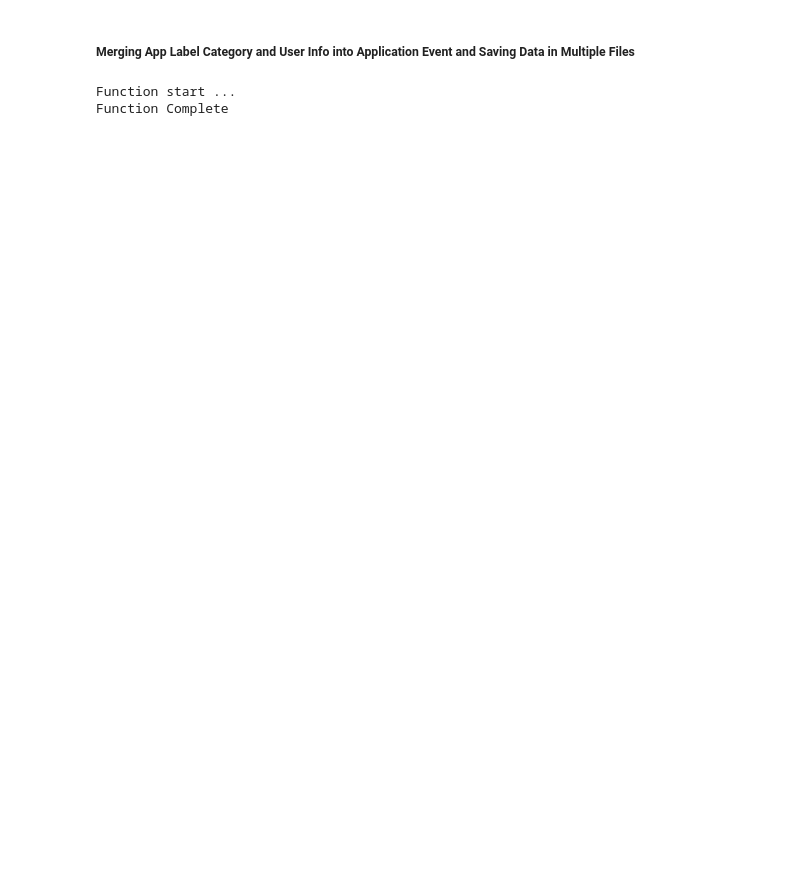
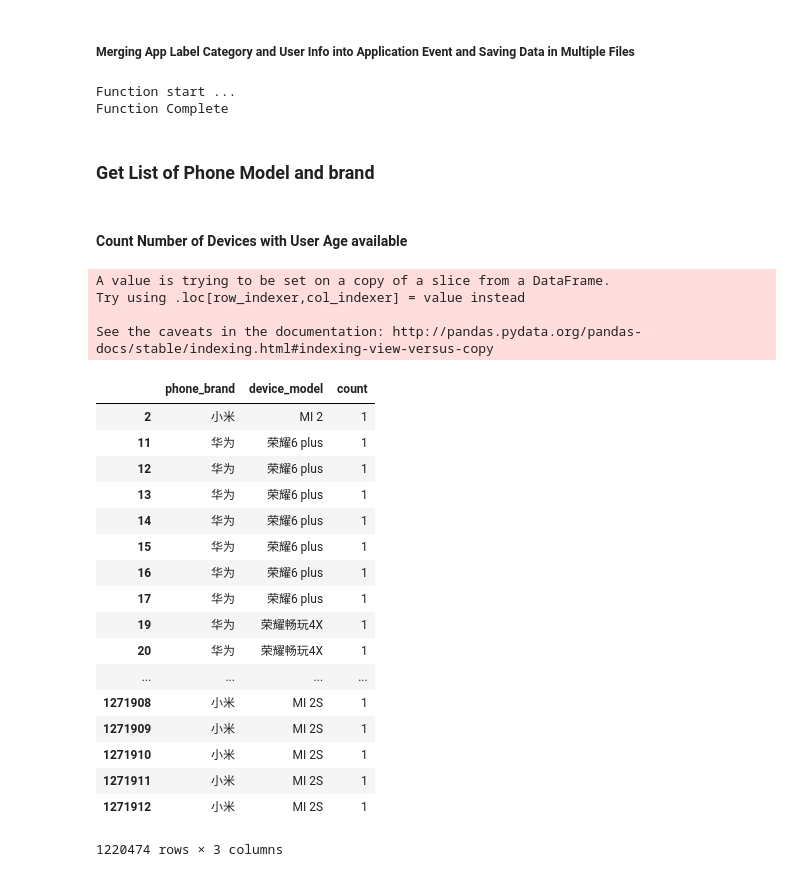
Before and after one commit to wlee0515/Application_Criteria_Generator, a Jupyter notebook: Application_Criteria_Generator/Code/DataPrep/Data Wrangling & Cleaning.ipynb, the cells around one changed output. Cells and saved outputs as stored; diff of their text form; code cells hidden in the pictures; blank space fills up the shorter version.

```diff
--- a/Application_Criteria_Generator/Code/DataPrep/Data Wrangling & Cleaning.ipynb
+++ b/Application_Criteria_Generator/Code/DataPrep/Data Wrangling & Cleaning.ipynb
@@ -703,3 +710,34 @@ print("Function Complete")
 # %% [output]
 Function start ...
 Function Complete
+# %% [markdown]
+### Get List of Phone Model and brand
+# %% [markdown]
+#### Count Number of Devices with User Age available
+# %%
+df_phone_list = df_agg_user_info_w_age[["phone_brand","device_model"]]
+df_phone_list["count"] = 1
+df_phone_list
+# %% [output]
+A value is trying to be set on a copy of a slice from a DataFrame.
+Try using .loc[row_indexer,col_indexer] = value instead
+
+See the caveats in the documentation: http://pandas.pydata.org/pandas-docs/stable/indexing.html#indexing-view-versus-copy
+|  | phone_brand | device_model | count |
+| 2 | 小米 | MI 2 | 1 |
+| 11 | 华为 | 荣耀6 plus | 1 |
+| 12 | 华为 | 荣耀6 plus | 1 |
+| 13 | 华为 | 荣耀6 plus | 1 |
+| 14 | 华为 | 荣耀6 plus | 1 |
+| 15 | 华为 | 荣耀6 plus | 1 |
+| 16 | 华为 | 荣耀6 plus | 1 |
+| 17 | 华为 | 荣耀6 plus | 1 |
+| 19 | 华为 | 荣耀畅玩4X | 1 |
+| 20 | 华为 | 荣耀畅玩4X | 1 |
+| ... | ... | ... | ... |
+| 1271908 | 小米 | MI 2S | 1 |
+| 1271909 | 小米 | MI 2S | 1 |
+| 1271910 | 小米 | MI 2S | 1 |
+| 1271911 | 小米 | MI 2S | 1 |
+| 1271912 | 小米 | MI 2S | 1 |
+1220474 rows × 3 columns
```
Also changed, not shown: parts of 7 cells of this notebook.
